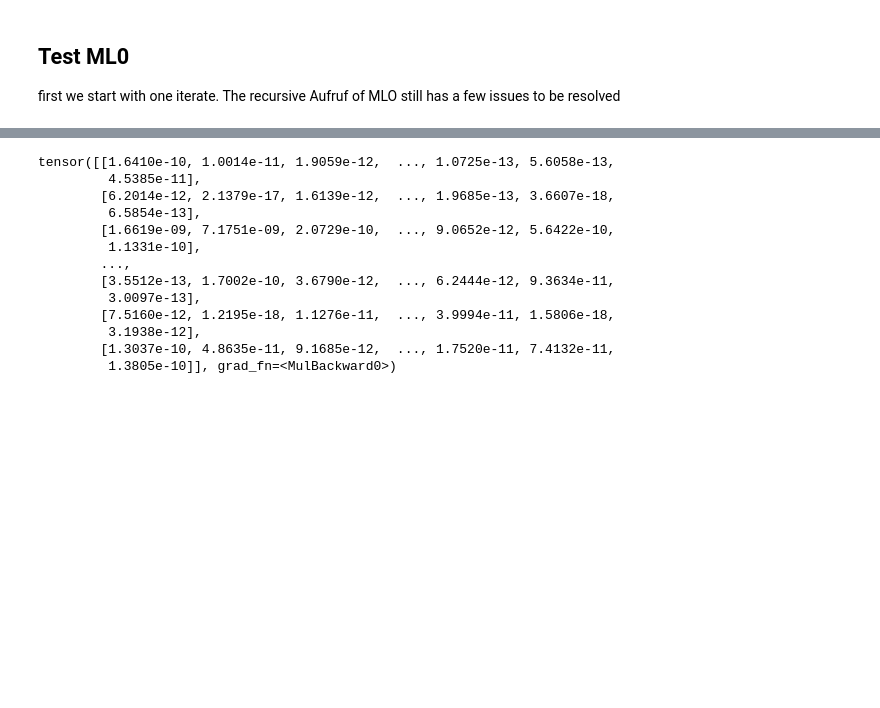
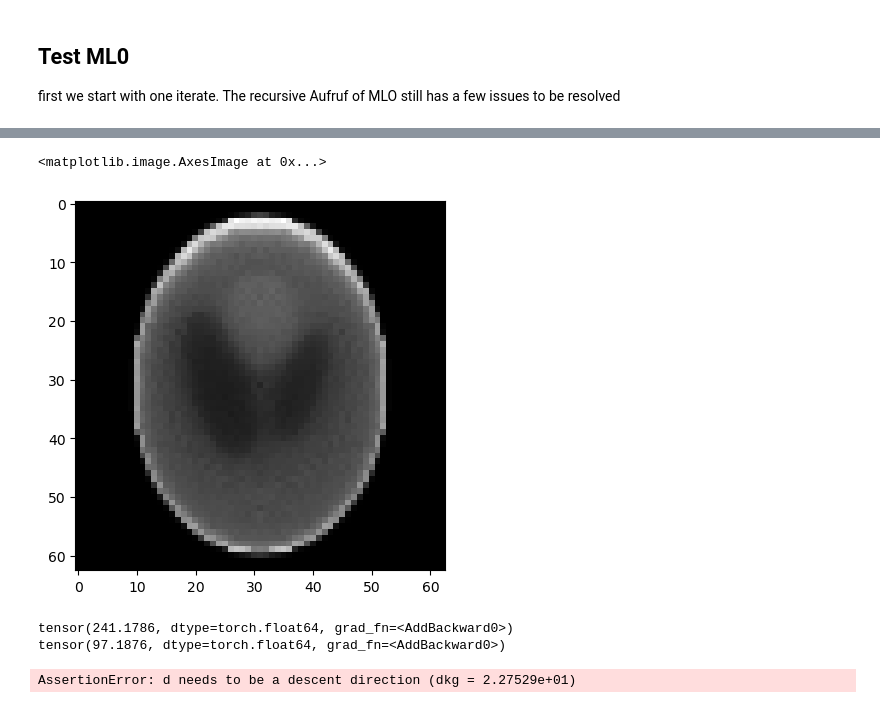
Before and after one commit to yaraelshiaty/MLBPGD, a Jupyter notebook: test_ML.ipynb, the cells around one changed output, grey strips where cells are left out. Cells and saved outputs as stored; diff of their text form; code cells hidden in the pictures; blank space fills up the shorter version.

```diff
--- a/test_ML.ipynb
+++ b/test_ML.ipynb
@@ -32,10 +32,13 @@ A = [mgproj.TomoTorch(model.proj_factory(fine_dim))]
 b = [A[0](x_torch)]
 level = {int(np.sqrt(A[0].shape[1])): 0}
 
+tau = [1/A[0].sumnorm()]
+
 for i in range(1,max_levels+1):
     coarse_dim = model.reduce_dim(fine_dim)
     A.append(mgproj.TomoTorch(model.proj_factory(coarse_dim)))
     b.append(torch.from_numpy(model.reduce_rhs(b[-1].detach().numpy(), fine_dim, coarse_dim)))
+    tau.append(1/A[i].sumnorm())
     level.update({int(np.sqrt(A[i].shape[1])): i})
     fine_dim=coarse_dim
 # %%
@@ -85,37 +88,39 @@ def coarsen_fn(fh, x, y0, l):
     fhy0.backward(retain_graph = True)
 
     fHx0 = fH(x0)
+    #print(fHx0)
     fHx0.backward(retain_graph = True)
 
     kappa = R(y0.grad) - x0.grad
-    val = fH(x) + torch.sum(kappa * x)
-
+    val = fH(x) + torch.sum(kappa * (x-x0))
+    y0.grad = None
     return val
 # %%
 def MLO(fh, y, l=0):
     #y.requires_grad = True
     x = R(y)
     x.retain_grad()
-    y0, x0 = y, R(y)
+    y0, x0 = y, x.clone().detach().requires_grad_(True)
     psi = lambda x: coarsen_fn(fh, x, y0, l+1)
+    #print(psi(x0))
 
     for i in range(maxIter[l]):
         x.retain_grad()
-        x = fcts.SMART(psi, x, tau)
+        val = fcts.SMART(psi, x, tau[l+1])
+        x = val.detach().requires_grad_(True)
 
     if l < max_levels-1:
         x = MLO(psi, x, l+1)
 
+    assert psi(x) < psi(x0), 'psi(x) < psi(x0) = fH(x0) does not hold'
     d = P(x-x0)
-    #print(d)
-    y = fcts.armijo_linesearch(fh, y0, d)
-    #print(y.requires_grad)
+    z = fcts.armijo_linesearch(fh, y0, d)
 
     for i in range(maxIter[l]):
-        y.retain_grad()
-        y = fcts.SMART(fh, y, tau)
-
-    return y
+        z.retain_grad()
+        zval = fcts.SMART(fh, z, tau[l])
+        z = zval.detach().requires_grad_(True)
+    return z
 # %% [markdown]
 # Tests
 # %%
@@ -145,0 +216,6 @@ y1 = MLO(fh, y0)
+# %%
+y = y0
+y = MLO(fh, y)
+
+print(fh(y))
+y0.grad.zero_()
@@ -146,16 +231,18 @@ y1 = MLO(fh, y0)
+# %%
+plt.imshow(y.detach().numpy(), cmap = 'gray')
+# %% [output]
+<matplotlib.image.AxesImage at 0x...>
+[figure, added]
 # %%
-y1
+y = y0.clone().detach().requires_grad_(True)
+for i in range(4):
+    y.retain_grad()
+    val = MLO(fh, y)
+    y.grad.zero_()
+    y = val.detach().requires_grad_(True)
+    print(fh(y))
+y0.grad.zero_()
 # %% [output]
-tensor([[1.6410e-10, 1.0014e-11, 1.9059e-12,  ..., 1.0725e-13, 5.6058e-13,
-         4.5385e-11],
-        [6.2014e-12, 2.1379e-17, 1.6139e-12,  ..., 1.9685e-13, 3.6607e-18,
-         6.5854e-13],
-        [1.6619e-09, 7.1751e-09, 2.0729e-10,  ..., 9.0652e-12, 5.6422e-10,
-         1.1331e-10],
-        ...,
-        [3.5512e-13, 1.7002e-10, 3.6790e-12,  ..., 6.2444e-12, 9.3634e-11,
-         3.0097e-13],
-        [7.5160e-12, 1.2195e-18, 1.1276e-11,  ..., 3.9994e-11, 1.5806e-18,
-         3.1938e-12],
-        [1.3037e-10, 4.8635e-11, 9.1685e-12,  ..., 1.7520e-11, 7.4132e-11,
-         1.3805e-10]], grad_fn=<MulBackward0>)
+tensor(241.1786, dtype=torch.float64, grad_fn=<AddBackward0>)
+tensor(97.1876, dtype=torch.float64, grad_fn=<AddBackward0>)
+AssertionError: d needs to be a descent direction (dkg = 2.27529e+01)
```
Also changed, not shown: parts of 9 cells of this notebook, 2 other files.
